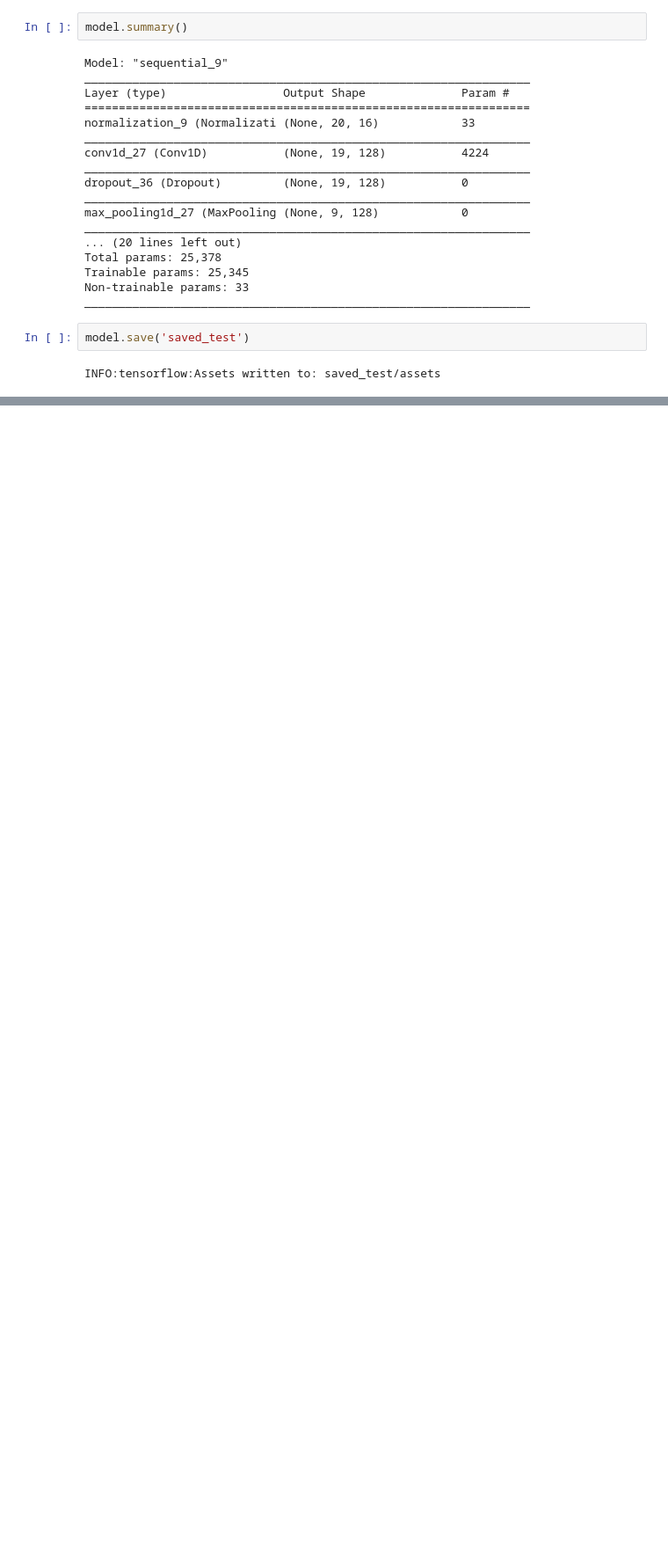
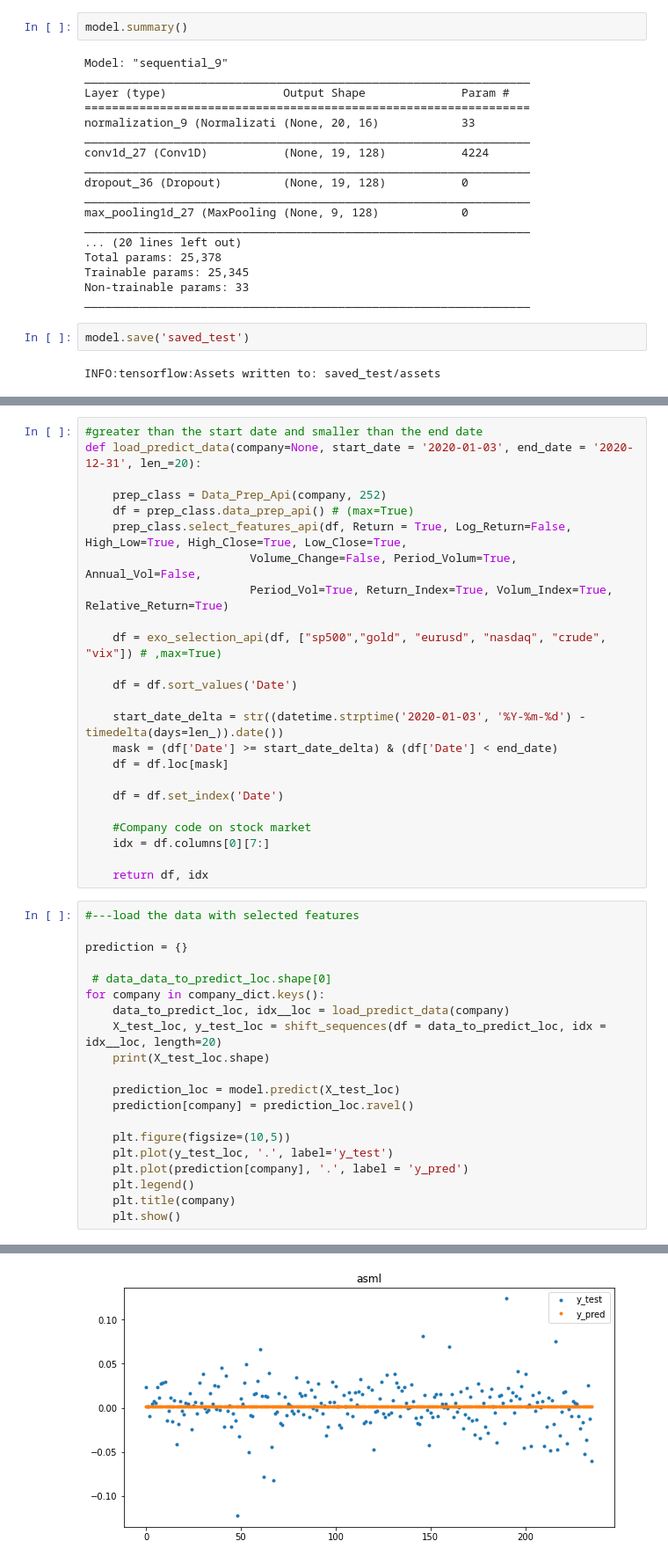
Before and after one commit to Jaouad-AHRAOUI/stock_prediction, a Jupyter notebook: notebooks/4_anastasia_LSTM_Vinci_seq_test.ipynb, the cells around one changed output, grey strips where cells are left out. Shown at 88% size. Saved outputs shown, nothing was run; the diff lists cells and outputs as text; blank space fills up the shorter version.

```diff
--- a/notebooks/4_anastasia_LSTM_Vinci_seq_test.ipynb
+++ b/notebooks/4_anastasia_LSTM_Vinci_seq_test.ipynb
@@ -967,0 +1056,45 @@ INFO:tensorflow:Assets written to: saved_test/assets
+# %%
+#greater than the start date and smaller than the end date
+def load_predict_data(company=None, start_date = '2020-01-03', end_date = '2020-12-31', len_=20):
+
+    prep_class = Data_Prep_Api(company, 252)
+    df = prep_class.data_prep_api() # (max=True)
+    prep_class.select_features_api(df, Return = True, Log_Return=False, High_Low=True, High_Close=True, Low_Close=True,
+                        Volume_Change=False, Period_Volum=True, Annual_Vol=False,
+                        Period_Vol=True, Return_Index=True, Volum_Index=True, Relative_Return=True)
+
+    df = exo_selection_api(df, ["sp500","gold", "eurusd", "nasdaq", "crude", "vix"]) # ,max=True)
+
+    df = df.sort_values('Date')
+
+    start_date_delta = str((datetime.strptime('2020-01-03', '%Y-%m-%d') - timedelta(days=len_)).date())
+    mask = (df['Date'] >= start_date_delta) & (df['Date'] < end_date)
+    df = df.loc[mask]
+
+    df = df.set_index('Date')
+
+    #Company code on stock market
+    idx = df.columns[0][7:]
+
+    return df, idx
+# %%
+#---load the data with selected features
+
+prediction = {}
+
+ # data_data_to_predict_loc.shape[0]
+for company in company_dict.keys():
+    data_to_predict_loc, idx__loc = load_predict_data(company)
+    X_test_loc, y_test_loc = shift_sequences(df = data_to_predict_loc, idx = idx__loc, length=20)
+    print(X_test_loc.shape)
+
+    prediction_loc = model.predict(X_test_loc)
+    prediction[company] = prediction_loc.ravel()
+
+    plt.figure(figsize=(10,5))
+    plt.plot(y_test_loc, '.', label='y_test')
+    plt.plot(prediction[company], '.', label = 'y_pred')
+    plt.legend()
+    plt.title(company)
+    plt.show()
+# %% [output]
@@ -967,0 +1110 @@ INFO:tensorflow:Assets written to: saved_test/assets
+[figure, added]
```
Also changed, not shown: parts of 10 cells of this notebook, 7 other files.
